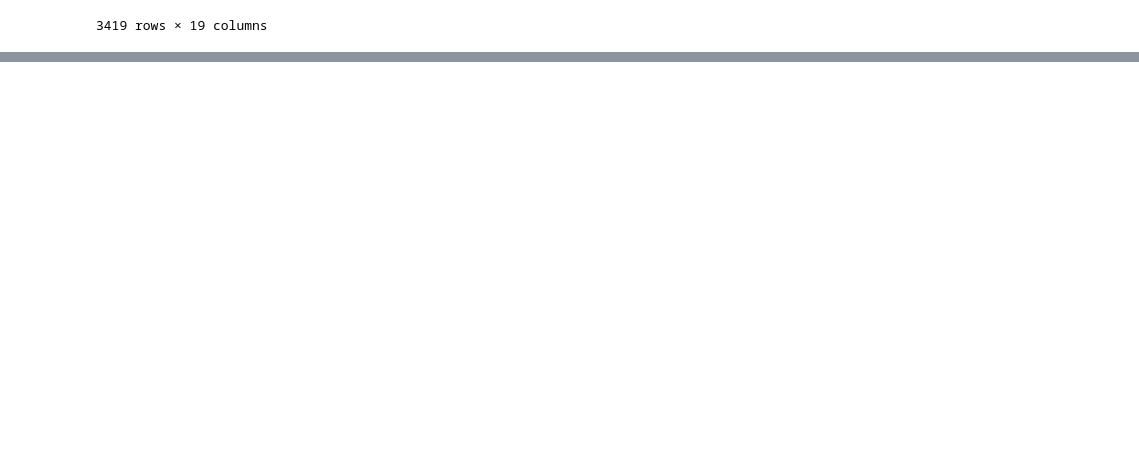
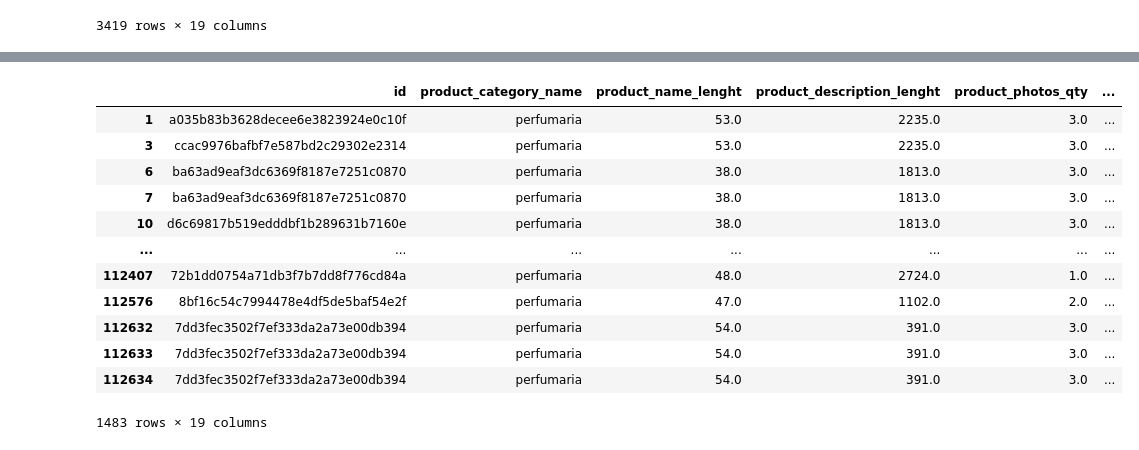
Before and after one commit to andersoncordeiro/ingest-ecom, a Jupyter notebook: analise.ipynb, the cells around one changed output, grey strips where cells are left out. Saved outputs shown, nothing was run; the diff lists cells and outputs as text; code cells hidden in the pictures; blank space fills up the shorter version.

```diff
--- a/analise.ipynb
+++ b/analise.ipynb
@@ -322,3 +322,5 @@ df_products_orders_sellers.query("product_category_name == 'perfumaria'")
 | 112633 | 7dd3fec3502f7ef333da2a73e00db394 | perfumaria | 54.0 | 391.0 | 3.0 | ... |
 | 112634 | 7dd3fec3502f7ef333da2a73e00db394 | perfumaria | 54.0 | 391.0 | 3.0 | ... |
 3419 rows × 19 columns
+# %%
+produtos_perfumaria = df_products_orders_sellers['product_category_name'] == 'perfumaria'
@@ -324,0 +359,18 @@ df_products_orders_sellers.query("product_category_name == 'perfumaria'")
+# %%
+produtos_acima_100 = df_products_orders_sellers['price'] > 100
+# %%
+df_products_orders_sellers[produtos_perfumaria & produtos_acima_100]
+# %% [output]
+|  | id | product_category_name | product_name_lenght | product_description_lenght | product_photos_qty | ... |
+| 1 | a035b83b3628decee6e3823924e0c10f | perfumaria | 53.0 | 2235.0 | 3.0 | ... |
+| 3 | ccac9976bafbf7e587bd2c29302e2314 | perfumaria | 53.0 | 2235.0 | 3.0 | ... |
+| 6 | ba63ad9eaf3dc6369f8187e7251c0870 | perfumaria | 38.0 | 1813.0 | 3.0 | ... |
+| 7 | ba63ad9eaf3dc6369f8187e7251c0870 | perfumaria | 38.0 | 1813.0 | 3.0 | ... |
+| 10 | d6c69817b519edddbf1b289631b7160e | perfumaria | 38.0 | 1813.0 | 3.0 | ... |
+| ... | ... | ... | ... | ... | ... | ... |
+| 112407 | 72b1dd0754a71db3f7b7dd8f776cd84a | perfumaria | 48.0 | 2724.0 | 1.0 | ... |
+| 112576 | 8bf16c54c7994478e4df5de5baf54e2f | perfumaria | 47.0 | 1102.0 | 2.0 | ... |
+| 112632 | 7dd3fec3502f7ef333da2a73e00db394 | perfumaria | 54.0 | 391.0 | 3.0 | ... |
+| 112633 | 7dd3fec3502f7ef333da2a73e00db394 | perfumaria | 54.0 | 391.0 | 3.0 | ... |
+| 112634 | 7dd3fec3502f7ef333da2a73e00db394 | perfumaria | 54.0 | 391.0 | 3.0 | ... |
+1483 rows × 19 columns
```
Also changed, not shown: parts of 17 cells of this notebook, 1 other file.
